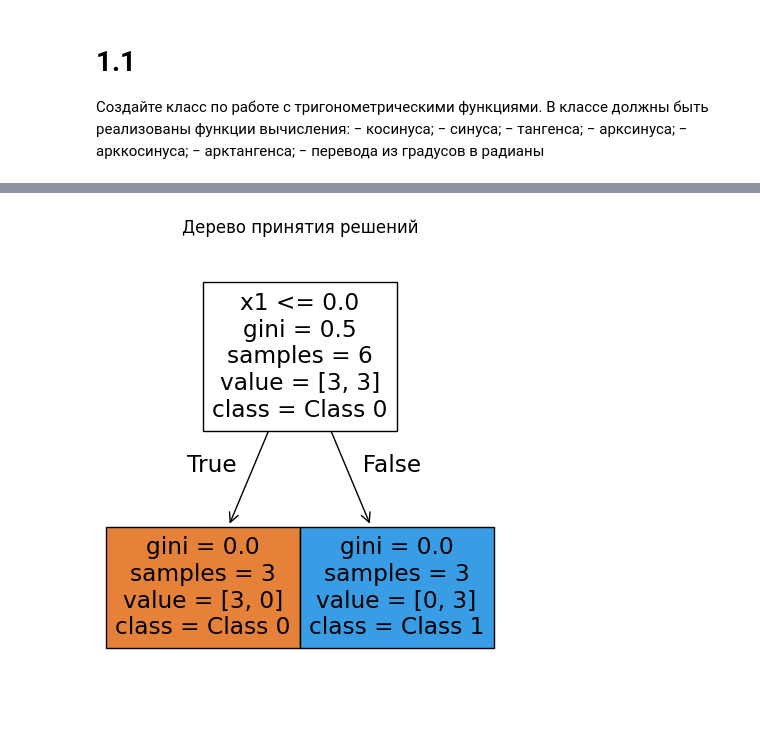
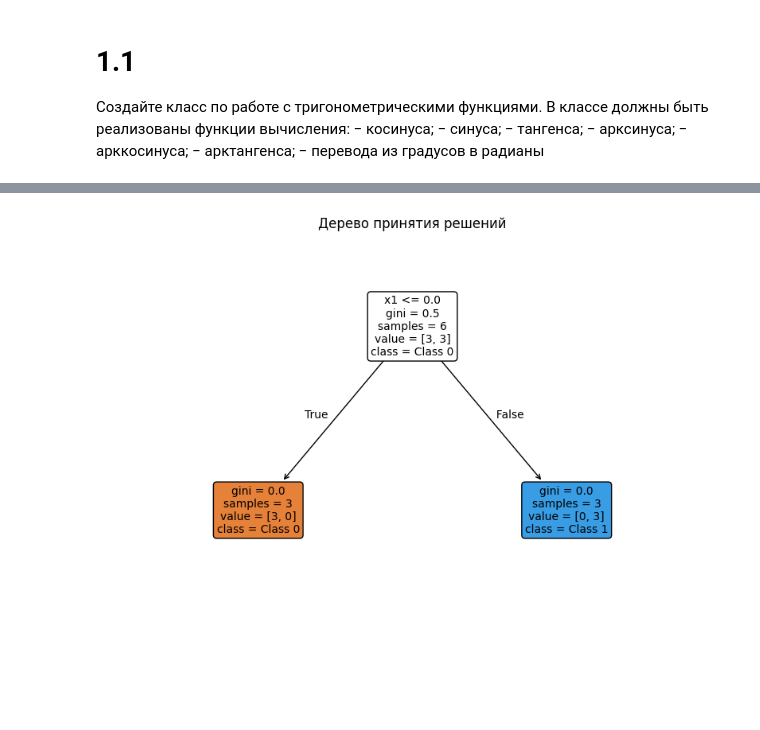
Before and after one commit to alx-ctf/university, a Jupyter notebook: homework_5.ipynb, the cells around one changed output, grey strips where cells are left out. Drawn from its saved outputs; the diff is of its cells as text; code cells hidden in the pictures; blank space fills up the shorter version.

```diff
--- a/homework_5.ipynb
+++ b/homework_5.ipynb
@@ -209,26 +341,84 @@ if __name__ == "__main__":
 # %%
 import numpy as np
-import sklearn as sk
 import matplotlib.pyplot as plt
+from sklearn.tree import DecisionTreeClassifier, plot_tree
+from sklearn.metrics import accuracy_score
+
 
 # Данные
 X = np.array([[-1, -1], [-2, -1], [-3, -2], [1, 1], [2, 1], [3, 2]])
-target = [0, 0, 0, 1, 1, 1]
+target = np.array([0, 0, 0, 1, 1, 1])
 
-# Создаём и обучаем дерево
-clf = sk.tree.DecisionTreeClassifier(random_state=42)
+
+# Создаем и обучаем дерево решений
+clf = DecisionTreeClassifier(max_depth=2, random_state=42)
 clf.fit(X, target)
 
-# Визуализация дерева (опционально)
-plt.figure(figsize=(5, 6))
-sk.tree.plot_tree(clf, feature_names=['x1', 'x2'], class_names=['Class 0', 'Class 1'], filled=True)
+
+# Выводим информацию о модели
+print("Коэффициенты дерева решений:")
+for i, feature in enumerate(['x1', 'x2']):
+    print(f"  {feature}: {clf.feature_importances_[i]:.4f}")
+print(f"\nГлубина дерева: {clf.get_depth()}")
+print(f"Количество листьев: {clf.get_n_leaves()}")
+
+
+# Визуализируем структуру дерева
+plt.figure(figsize=(10, 6))
+plot_tree(clf,
+          feature_names=['x1', 'x2'],
+          class_names=['Class 0', 'Class 1'],
+          filled=True,
+          rounded=True,
+          fontsize=10)
 plt.title("Дерево принятия решений")
 plt.show()
 
-# Прогноз для новых точек (для проверки)
-new_points = np.array([[0, 0], [-1.5, -0.5], [2.5, 1.5]])
-predictions = clf.predict(new_points)
-print("Прогнозы для новых точек:")
-for point, pred in zip(new_points, predictions):
-    print(f"{point} → класс {pred}")
+
+# Визуализируем данные и границу решения
+plt.figure(figsize=(10, 8))
+
+
+# Создаем сетку для визуализации границы решения
+x_min, x_max = X[:, 0].min() - 1, X[:, 0].max() + 1
+y_min, y_max = X[:, 1].min() - 1, X[:, 1].max() + 1
+xx, yy = np.meshgrid(np.arange(x_min, x_max, 0.02),  np.arange(y_min, y_max, 0.02))
+
+
+# Предсказываем класс для каждой точки сетки
+Z = clf.predict(np.c_[xx.ravel(), yy.ravel()])
+Z = Z.reshape(xx.shape)
+
+
+# Рисуем границу решения
+plt.contourf(xx, yy, Z, alpha=0.3, cmap=plt.cm.RdYlBu)
+
+
+# Рисуем обучающие точки
+for i, cl in enumerate(np.unique(target)):
+    plt.scatter(X[target == cl, 0], X[target == cl, 1],
+                label=f'Class {cl}',
+                edgecolor='k',
+                s=100,
+                cmap=plt.cm.RdYlBu)
+
+plt.xlabel('x1')
+plt.ylabel('x2')
+plt.title('Граница решения дерева принятия решений')
+plt.legend()
+plt.grid(True, linestyle='--', alpha=0.7)
+plt.show()
+
+
+# Оценка точности
+y_pred = clf.predict(X)
+accuracy = accuracy_score(target, y_pred)
+print(f"\nТочность модели на обучающих данных: {accuracy:.2%}")
+
+
+# Примеры предсказаний
+print("\nПримеры предсказаний:")
+for i, point in enumerate(X):
+    prediction = clf.predict([point])[0]
+    print(f"  Точка {point} --> класс {prediction} (истинный класс: {target[i]})")
 # %% [output]
@@ -235 +431 @@ for point, pred in zip(new_points, predictions):
-[figure, old version]
+[figure, new version]
```
Also changed, not shown: parts of 18 cells of this notebook, 1 other file.
